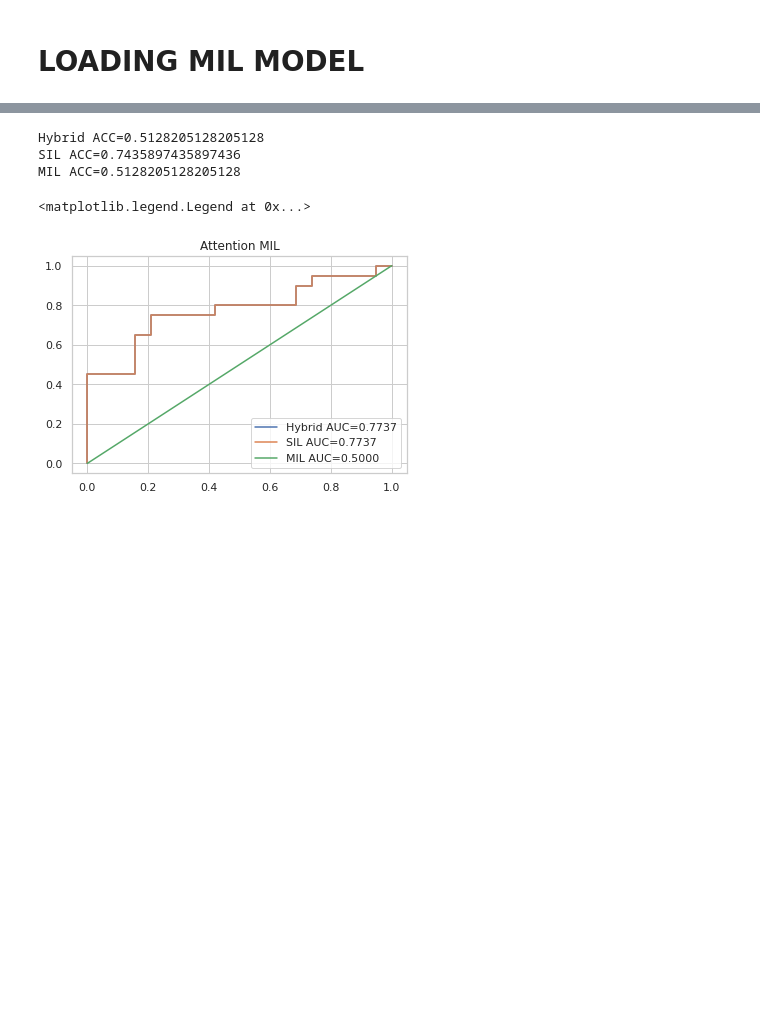
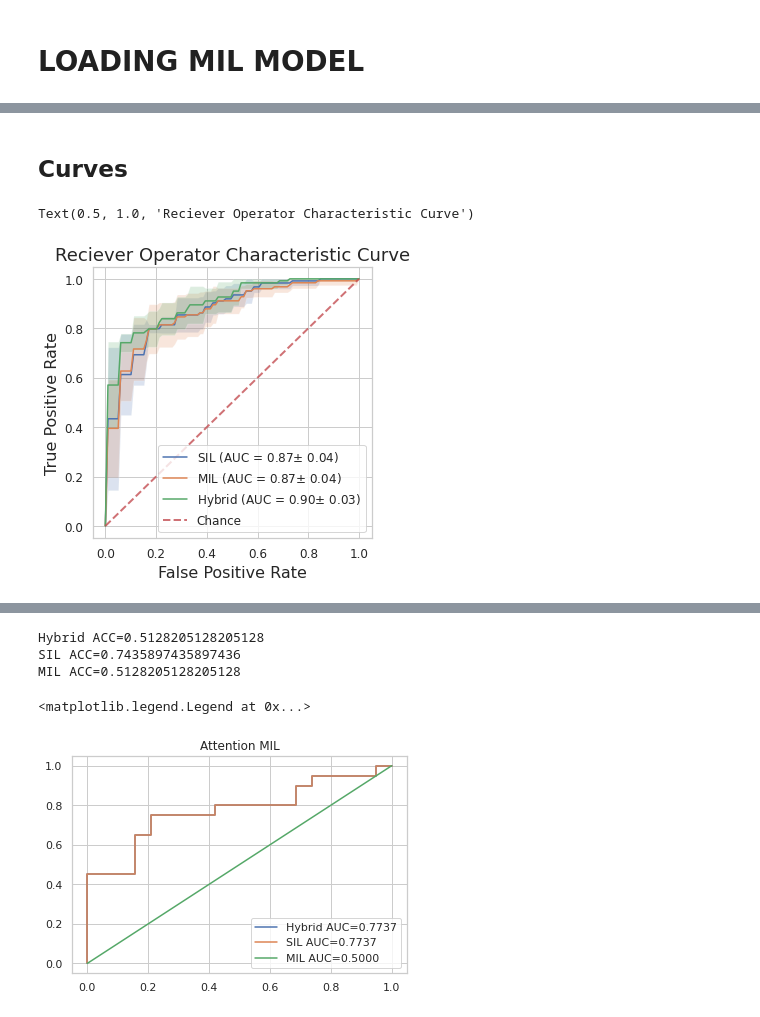
Before and after one commit to clvcooke/covid-blood, a Jupyter notebook: notebooks/MIL-stats.ipynb, the cells around one changed output, grey strips where cells are left out. Drawn from its saved outputs; the diff is of its cells as text; code cells hidden in the pictures; blank space fills up the shorter version.

```diff
--- a/notebooks/MIL-stats.ipynb
+++ b/notebooks/MIL-stats.ipynb
@@ -59,6 +61,7 @@ def create_mega_fold(run_ids, root_dir='/home/colin/results_cov/', control=False
         root_dir = os.path.join(root_dir, 'control')
     for run_id in run_ids:
         files = glob.glob(os.path.join(root_dir, f'*{run_id}*.json'))
+        files = [f for f in files if 'control' not in f]
         assert len(files) == 1
         file = files[0]
         with open(file) as fp:
@@ -115,0 +120,5 @@ RuntimeError: Expected 4-dimensional input for 4-dimensional weight [64, 3, 7, 7
+# %%
+with open('/home/colin/gwbc_preds.json') as fp:
+    gwbc_preds = json.load(fp)
+# %%
+sil_predictions = create_mega_fold(sil_ids, control=True)
@@ -115,0 +364,13 @@ RuntimeError: Expected 4-dimensional input for 4-dimensional weight [64, 3, 7, 7
+# %%
+for patient in pred:
+    mil_pred = np.mean(pred[patient]['MIL'])
+    sil_pred = histogram(pred[patient]['SIL']['predictions'])
+    hyb_pred = np.mean([mil_pred, sil_pred])
+
+    hybrid_preds.append(np.mean([mil_pred, sil_pred]))
+    mil_preds.append(mil_pred)
+    sil_preds.append(sil_pred)
+    label = pred[patient]['SIL']['label']
+    labels.append(label)
+    print("LABEL: ", label)
+    print("MIL: ", pred[patient]['MIL'])
@@ -115,0 +630,42 @@ RuntimeError: Expected 4-dimensional input for 4-dimensional weight [64, 3, 7, 7
+# %% [markdown]
+## Curves
+# %%
+preds = all_mil_preds
+plt.figure(figsize=(5,5))
+
+for preds, name in zip([all_sil_preds, all_mil_preds, all_hyb_preds], ['SIL', 'MIL', 'Hybrid']):
+    mean_fpr = np.linspace(0, 1, 100)
+    tprs = []
+    aucs = []
+    for f in range(6):
+        fpr, tpr, _ = roc_curve(all_labels[f], preds[f])
+        interp_tpr = np.interp(mean_fpr, fpr, tpr)
+        interp_tpr[0] = 0.0
+        auc = roc_auc_score(all_labels[f], preds[f])
+        tprs.append(interp_tpr)
+        aucs.append(auc)
+    mean_tpr = np.mean(tprs, axis=0)
+    mean_tpr[-1] = 1.0
+    mean_auc = np.mean(aucs)
+    std_auc = np.std(aucs)
+    std_tpr = np.std(tprs, axis=0)
+
+    tprs_upper = np.minimum(mean_tpr + std_tpr, 1)
+    tprs_lower = np.maximum(mean_tpr - std_tpr, 0)
+
+
+    plt.plot(mean_fpr, mean_tpr, label=f"{name} (AUC = {mean_auc:.2f}$\pm$ {std_auc:.2f})")
+    plt.fill_between(mean_fpr, tprs_lower, tprs_upper, alpha=0.2)
+plt.xticks(fontsize=12)
+plt.yticks(fontsize=12)
+
+plt.plot([0, 1], [0, 1], linestyle='--', lw=2, color='r',
+        label='Chance', alpha=.8)
+plt.legend(fontsize=12)
+
+plt.xlabel("False Positive Rate", fontsize=16)
+plt.ylabel("True Positive Rate", fontsize=16)
+plt.title("Reciever Operator Characteristic Curve", fontsize=18)
+# %% [output]
+Text(0.5, 1.0, 'Reciever Operator Characteristic Curve')
+[figure, added]
```
Also changed, not shown: parts of 24 cells of this notebook, 12 other files.
